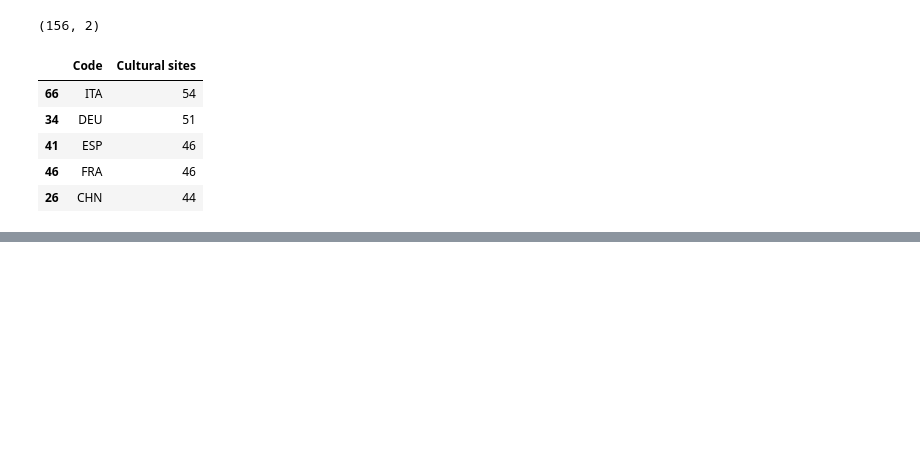
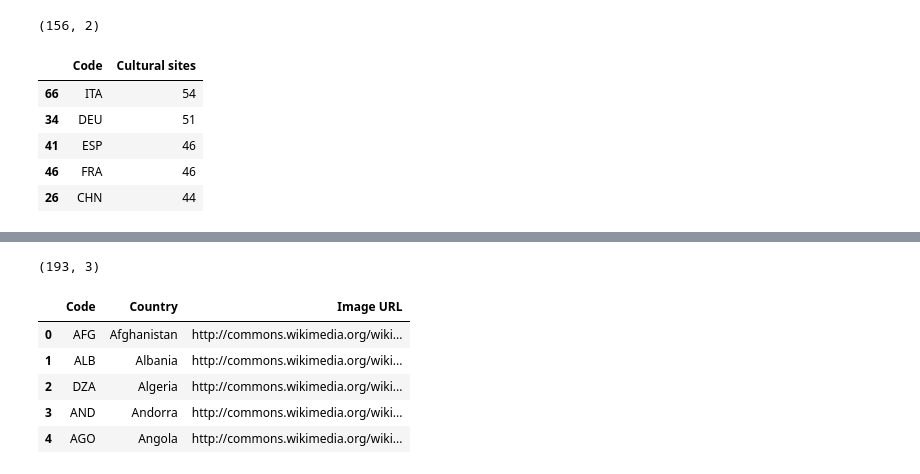
Before and after one commit to com-480-data-visualization/geo-viz, a Jupyter notebook: preprocessing/preprocessing.ipynb, the cells around one changed output, grey strips where cells are left out. Cells and saved outputs as stored; diff of their text form; code cells hidden in the pictures; blank space fills up the shorter version.

Commit message:
Start adding country charts

```diff
--- a/preprocessing/preprocessing.ipynb
+++ b/preprocessing/preprocessing.ipynb
@@ -243,0 +317,12 @@ cultural_counts.sort_values(by='Cultural sites', ascending=False).head()
+# %%
+landmark_df = landmark_df.rename(columns={"Country/Territory": "Country"})
+print(landmark_df.shape)
+landmark_df.head()
+# %% [output]
+(193, 3)
+|  | Code | Country | Image URL |
+| 0 | AFG | Afghanistan | http://commons.wikimedia.org/wiki... |
+| 1 | ALB | Albania | http://commons.wikimedia.org/wiki... |
+| 2 | DZA | Algeria | http://commons.wikimedia.org/wiki... |
+| 3 | AND | Andorra | http://commons.wikimedia.org/wiki... |
+| 4 | AGO | Angola | http://commons.wikimedia.org/wiki... |
```
Also changed, not shown: parts of 5 cells of this notebook, 6 other files.
